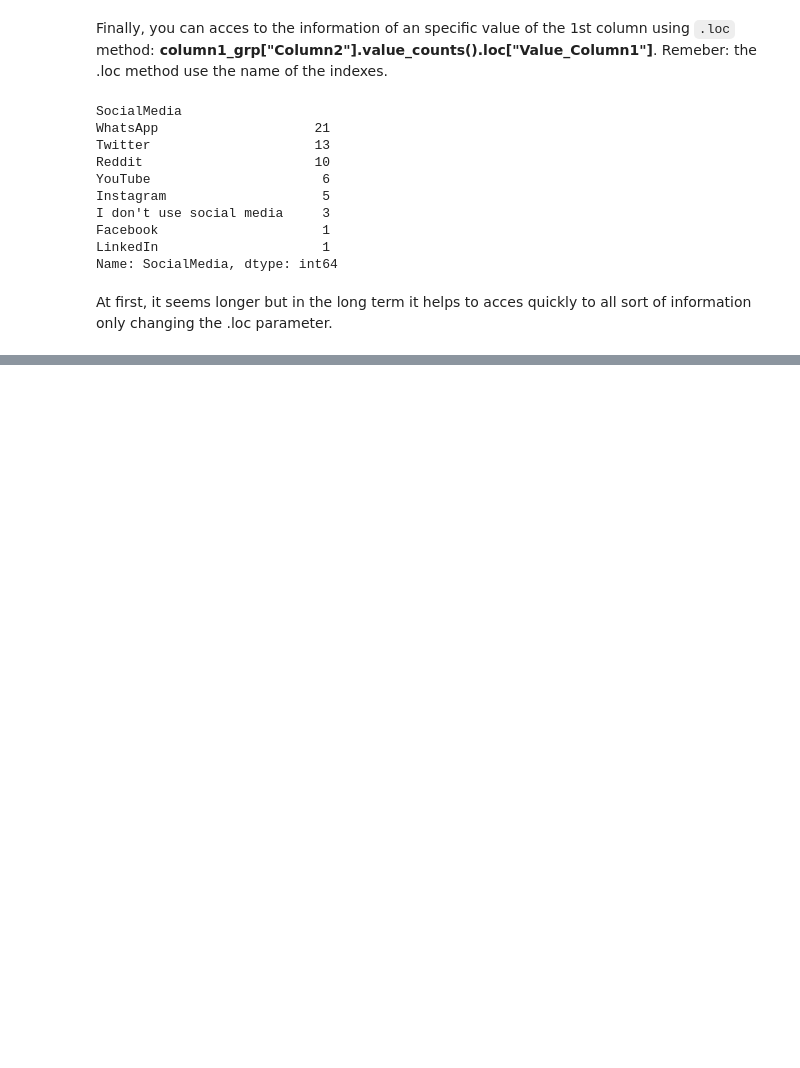
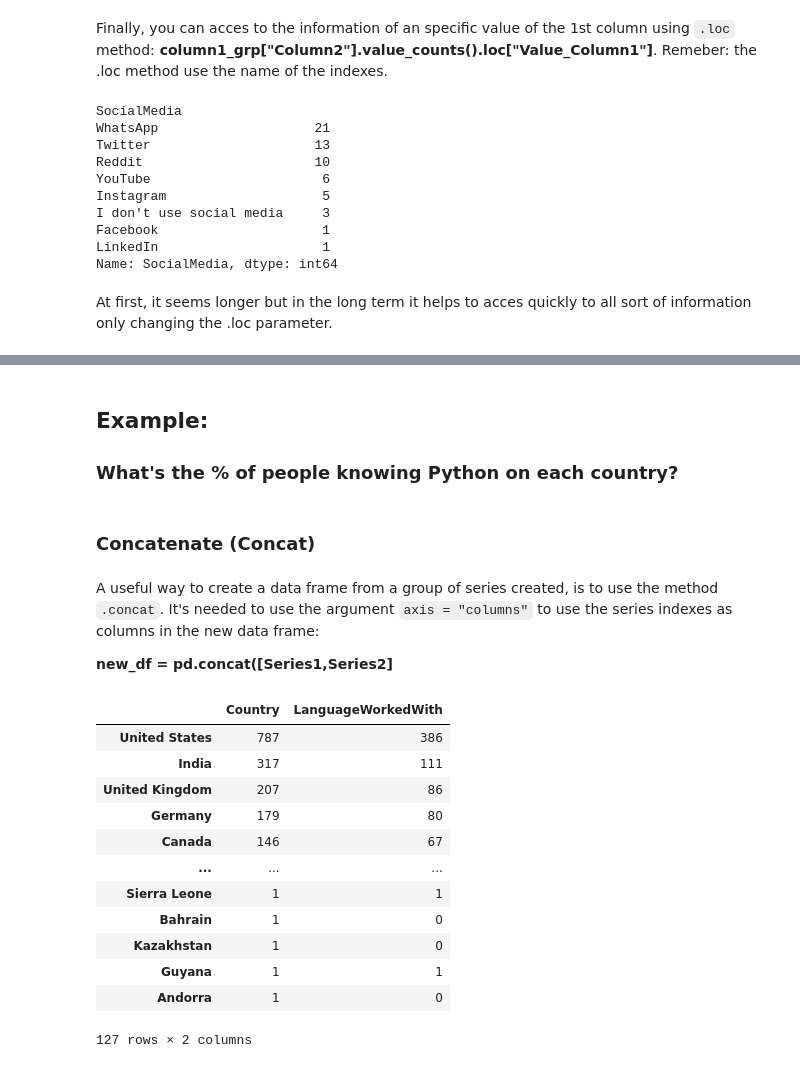
Before and after one commit to Joanpm1215/Pandas-Tutorial, a Jupyter notebook: scripts/Pandas_Tutorial.ipynb, the cells around one changed output, grey strips where cells are left out. Drawn from its saved outputs; the diff is of its cells as text; code cells hidden in the pictures; blank space fills up the shorter version.

```diff
--- a/scripts/Pandas_Tutorial.ipynb
+++ b/scripts/Pandas_Tutorial.ipynb
@@ -642,0 +693,3 @@ At first, it seems longer but in the long term it helps to acces quickly to all
+# %% [markdown]
+<h2><strong> Example: </strong></h2>
+<h3> What's the % of people knowing Python on each country?</h3>
@@ -642,0 +705,23 @@ At first, it seems longer but in the long term it helps to acces quickly to all
+# %% [markdown]
+<h3><strong> Concatenate (Concat) </strong></h3>
+# %% [markdown]
+A useful way to create a data frame from a group of series created, is to use the method <code>.concat</code>. It's needed to use the argument <code>axis = "columns"</code> to use the series indexes as columns in the new data frame:
+<p><strong>new_df = pd.concat([Series1,Series2]</strong></p>
+# %%
+# Pandas concate function
+python_df = pd.concat([country_respondents,country_uses_python], axis = "columns",sort = False)
+python_df
+# %% [output]
+|  | Country | LanguageWorkedWith |
+| United States | 787 | 386 |
+| India | 317 | 111 |
+| United Kingdom | 207 | 86 |
+| Germany | 179 | 80 |
+| Canada | 146 | 67 |
+| ... | ... | ... |
+| Sierra Leone | 1 | 1 |
+| Bahrain | 1 | 0 |
+| Kazakhstan | 1 | 0 |
+| Guyana | 1 | 1 |
+| Andorra | 1 | 0 |
+127 rows × 2 columns
```
Also changed, not shown: parts of 18 cells of this notebook.
